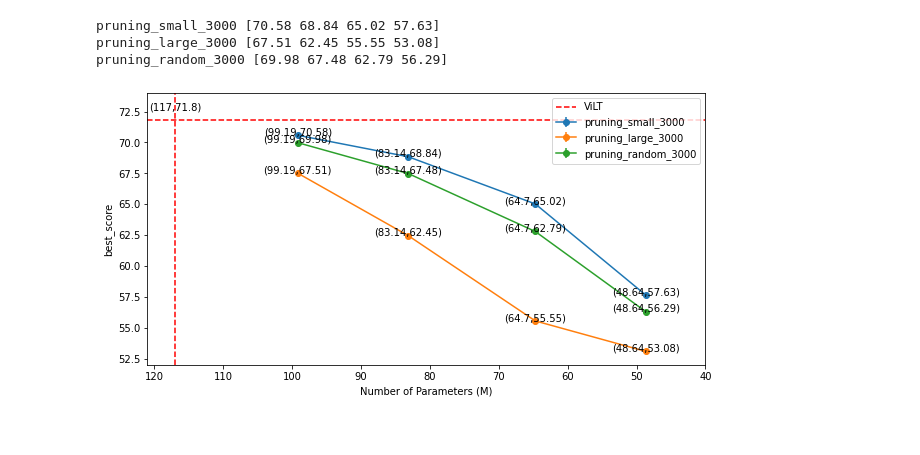
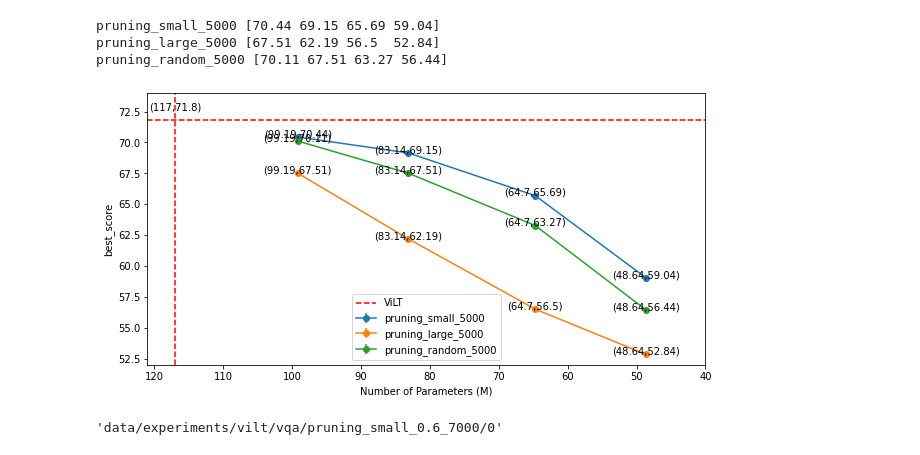
Before and after one commit to kevinlin311tw/ViLT, a Jupyter notebook: results_analysis.ipynb, the cells around one changed output. Cells and saved outputs as stored; diff of their text form; code cells hidden in the pictures.

```diff
--- a/results_analysis.ipynb
+++ b/results_analysis.ipynb
@@ -5,7 +5,7 @@ import matplotlib.pyplot as plt
 %matplotlib inline
 # %%
 plt.figure(figsize=(10, 5))
-for pruning_steps in [3000]:
+for pruning_steps in [5000]:
     output_dir = 'data/experiments/vilt/vqa/pruning_{}_{}_{}/{}'
     n_repeat = 1
     metric = 'best_score'
@@ -18,34 +18,38 @@ for pruning_steps in [3000]:
                 data = json.load(open(resolved_output_dir + '/saved_info.json'))
                 params.append(data['params'])
                 res.append(data[metric])
         params = np.array(params).reshape((-1, n_repeat))
         res = np.array(res).reshape((-1, n_repeat))
         params = params.mean(1)
         label = 'pruning_{}_{}'.format(pruning_strategy, pruning_steps)
         plt.errorbar(params, res.mean(1), res.std(1), fmt='o-', label = label)
         print(label, res.mean(1))
         for x,y in zip(params,res.mean(1)):
             plt.annotate(f"({x},{y})", (x,y), textcoords="offset points", xytext=(0,0), ha='center')
 
 x, y = 117, 71.8
 plt.axhline(y=y, color='r', linestyle="dashed", label='ViLT')
 plt.axvline(x=x, color='r', linestyle="dashed")
 plt.annotate(f"({x},{y})", (x,y), textcoords="offset points", xytext=(0,10), ha='center')
 # plt.plot(45.7,119.8,'b*', label='MiniVLM')
 # plt.plot(45.7,120.8,'gD', label='DistillVLM')
 # plt.plot(45.7,118.8,'ro', label='R101 + MiniLM')
 # plt.plot(45.7,115,'yx', label='Tee + MiniLM')
 
 plt.ylim([52, 74])
 plt.xlim([40, 121])
 plt.xlabel('Number of Parameters (M)')
 plt.ylabel(metric)
 plt.gca().invert_xaxis()
 plt.legend()
 plt.savefig('output/res.png', dpi=300)
 plt.show()
 # %% [output]
-pruning_small_3000 [70.58 68.84 65.02 57.63]
-pruning_large_3000 [67.51 62.45 55.55 53.08]
-pruning_random_3000 [69.98 67.48 62.79 56.29]
+pruning_small_5000 [70.44 69.15 65.69 59.04]
+pruning_large_5000 [67.51 62.19 56.5  52.84]
+pruning_random_5000 [70.11 67.51 63.27 56.44]
-[figure, old version]
+[figure, new version]
+# %%
+resolved_output_dir
+# %% [output]
+'data/experiments/vilt/vqa/pruning_small_0.6_7000/0'
```
Also changed, not shown: 2 other files.
